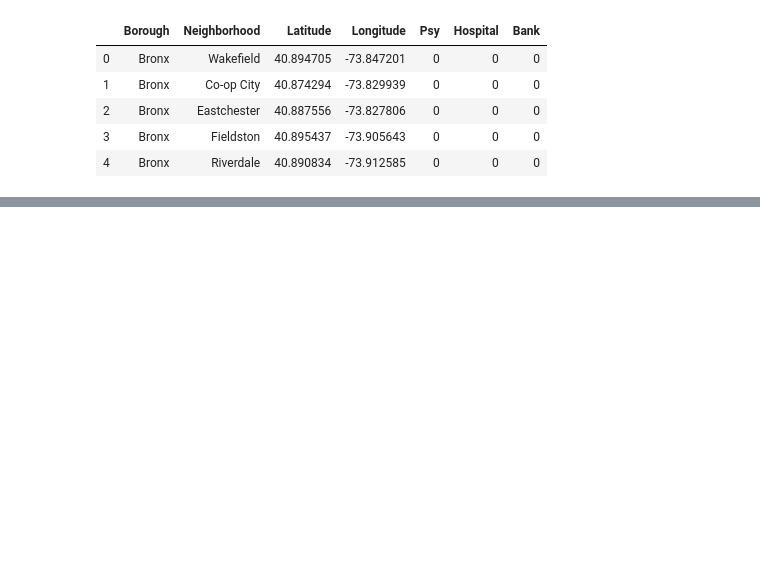
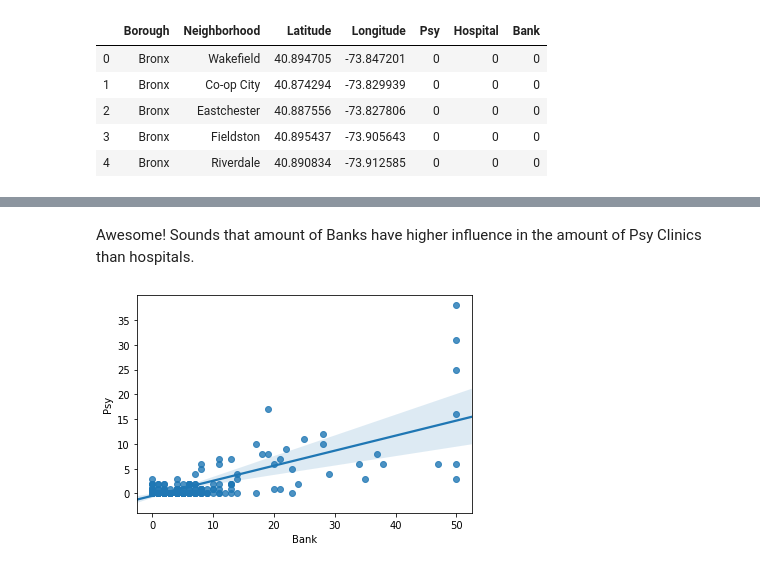
Before and after one commit to VCLF/Coursera_Capstone, a Jupyter notebook: Business Location Problem.ipynb, the cells around one changed output, grey strips where cells are left out. Drawn from its saved outputs; the diff is of its cells as text; code cells hidden in the pictures; blank space fills up the shorter version.

```diff
--- a/Business Location Problem.ipynb
+++ b/Business Location Problem.ipynb
@@ -287,0 +400,7 @@ df_venues.groupby('Neighborhood').count()
+# %% [markdown]
+Awesome! Sounds that amount of Banks have higher influence in the amount of Psy Clinics than hospitals.
+# %%
+import seaborn as sns
+ax = sns.regplot(x="Bank", y="Psy", data=df_venues)
+# %% [output]
+[figure, added]
```
Also changed, not shown: parts of 100 cells of this notebook, 5 other files.
